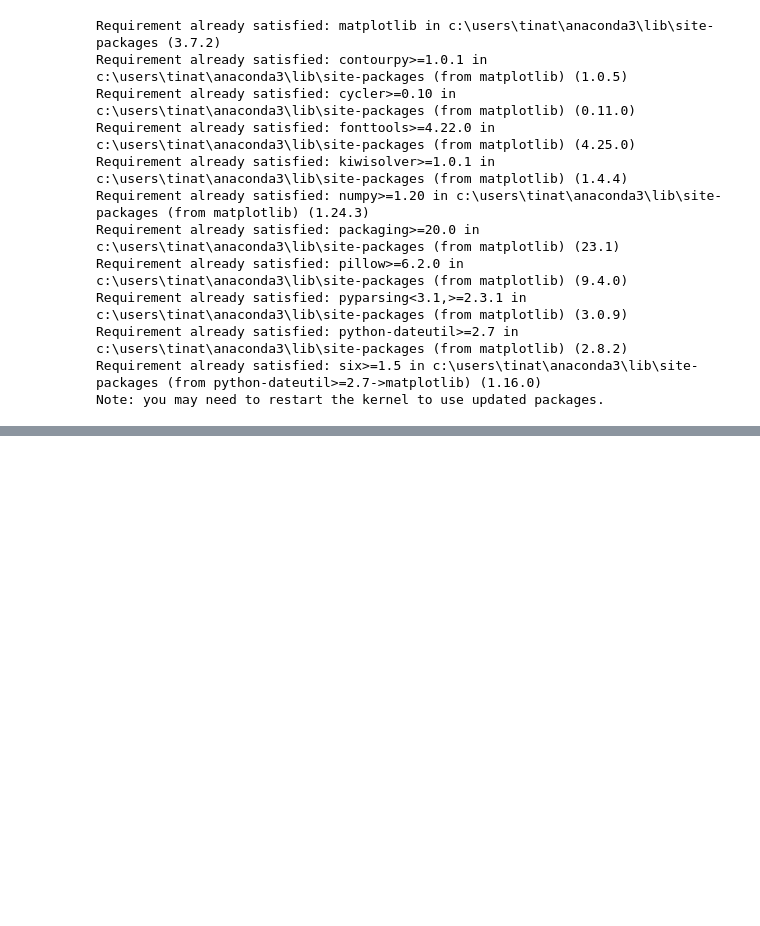
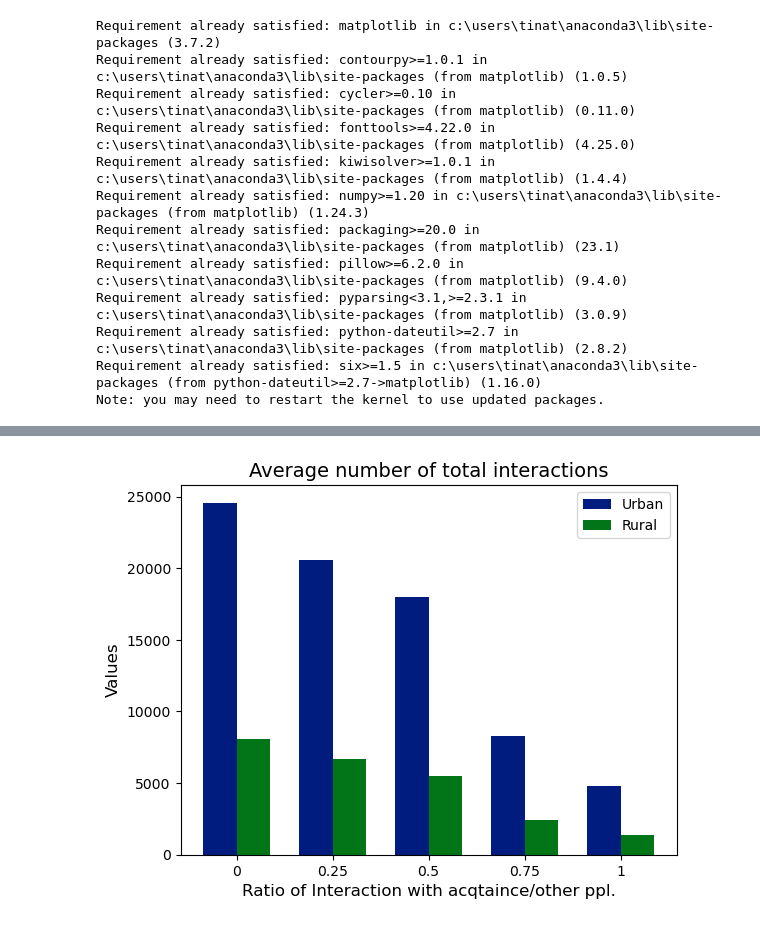
Before and after one commit to peaba/Simulating-Society, a Jupyter notebook: visualization.ipynb, the cells around one changed output, grey strips where cells are left out. Cells and saved outputs as stored; diff of their text form; code cells hidden in the pictures; blank space fills up the shorter version.

```diff
--- a/visualization.ipynb
+++ b/visualization.ipynb
@@ -28,0 +160,94 @@ plt.style.use('seaborn-dark-palette')
+# %%
+# Sample data
+categories = ['0','0.25','0.5','0.75', '1']
+
+avg_total_interactions_urban = [24577,20554,18008,8263,4789]
+avg_total_interactions_rural = [8096,6658,5463,2442,1411]
+
+avg_num_unique_culture_urban = [1,1,1,2,4.3]
+avg_num_unique_culture_rural = [1,1.3,2,4,7]
+
+avg_size_unique_culture_urban = [50,50,50,30.5,14.4]
+avg_size_unique_culture_rural = [50,41.6,30.5,15.3,7.24]
+
+avg_avg_acq_urban = [4,3.8,3.8,3.41,3.39]
+avg_avg_acq_rural = [4,3.9,3.84,3.45,3.59]
+
+values_ex1 = [1,2,3,4]
+values_ex2 = [4,3,2,1]
+
+# Set the width of the bars
+bar_width = 0.35
+
+# Set the positions for the groups
+positions_urban = np.arange(len(categories))
+positions_rural = positions_urban + bar_width
+
+################### Plot 1: average total interactions ##################
+# Plotting the bar chart with different groups
+plt.figure()
+plt.bar(positions_urban, avg_total_interactions_urban, width=bar_width, label='Urban')
+plt.bar(positions_rural, avg_total_interactions_rural, width=bar_width, label='Rural')
+# Adding labels and title
+plt.xlabel('Ratio of Interaction with acqtaince/other ppl.', fontsize=12)
+plt.ylabel('Values', fontsize=12)
+plt.title('Average number of total interactions', fontsize=14)
+# Adding x-axis labels and adjusting position
+plt.xticks(positions_urban + bar_width / 2, categories)
+# Adding a legend
+plt.legend()
+# Save figure
+plt.savefig('DiffAcqStrRatio_avg_total_interactions.png')
+
+################### Plot 2: average number of unique cultures ##################
+# Plotting the bar chart with different groups
+plt.figure()
+plt.bar(positions_urban, avg_num_unique_culture_urban, width=bar_width, label='Urban')
+plt.bar(positions_rural, avg_num_unique_culture_rural, width=bar_width, label='Rural')
+# Adding labels and title
+plt.xlabel('Ratio of Interaction with acqtaince/other ppl.', fontsize=12)
+plt.ylabel('Values', fontsize=12)
+plt.title('Average number of unique cultures', fontsize=14)
+# Adding x-axis labels and adjusting position
+plt.xticks(positions_urban + bar_width / 2, categories)
+# Adding a legend
+plt.legend()
+# Save figure
+plt.savefig('DiffAcqStrRatio_avg_num_unique_cultures.png')
+
+################### Plot 3: average size of unique culures ##################
+# Plotting the bar chart with different groups
+plt.figure()
+plt.bar(positions_urban, avg_size_unique_culture_urban, width=bar_width, label='Urban')
+plt.bar(positions_rural, avg_size_unique_culture_rural, width=bar_width, label='Rural')
+# Adding labels and title
+plt.xlabel('Ratio of Interaction with acqtaince/other ppl.', fontsize=12)
+plt.ylabel('Values', fontsize=12)
+plt.title('Average size of unique culures', fontsize=14)
+# Adding x-axis labels and adjusting position
+plt.xticks(positions_urban + bar_width / 2, categories)
+# Adding a legend
+plt.legend()
+# Save figure
+plt.savefig('DiffAcqStrRatio_avg_size_unique_cultures.png')
+
+################### Plot 4: average number of acqtaintance ##################
+# Plotting the bar chart with different groups
+plt.figure()
+plt.bar(positions_urban, avg_avg_acq_urban, width=bar_width, label='Urban')
+plt.bar(positions_rural, avg_avg_acq_rural, width=bar_width, label='Rural')
+# Adding labels and title
+plt.xlabel('Ratio of Interaction with acqtaince/other ppl.', fontsize=12)
+plt.ylabel('Values', fontsize=12)
+plt.title('Average number of remaining acqtainces', fontsize=14)
+# Adding x-axis labels and adjusting position
+plt.xticks(positions_urban + bar_width / 2, categories)
+# Adding a legend
+plt.legend()
+# Save figure
+plt.savefig('DiffAcqStrRatio_avg_ave_acq.png')
+
+# Display the plot
+plt.show()
+# %% [output]
+[figure, added]
```
Also changed, not shown: parts of 11 cells of this notebook.
